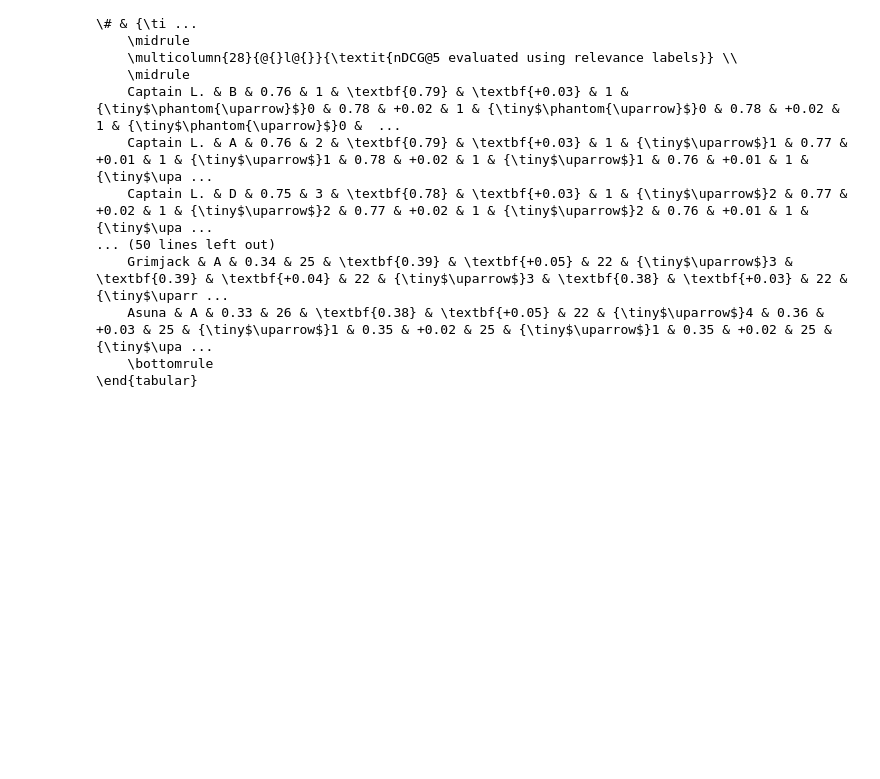
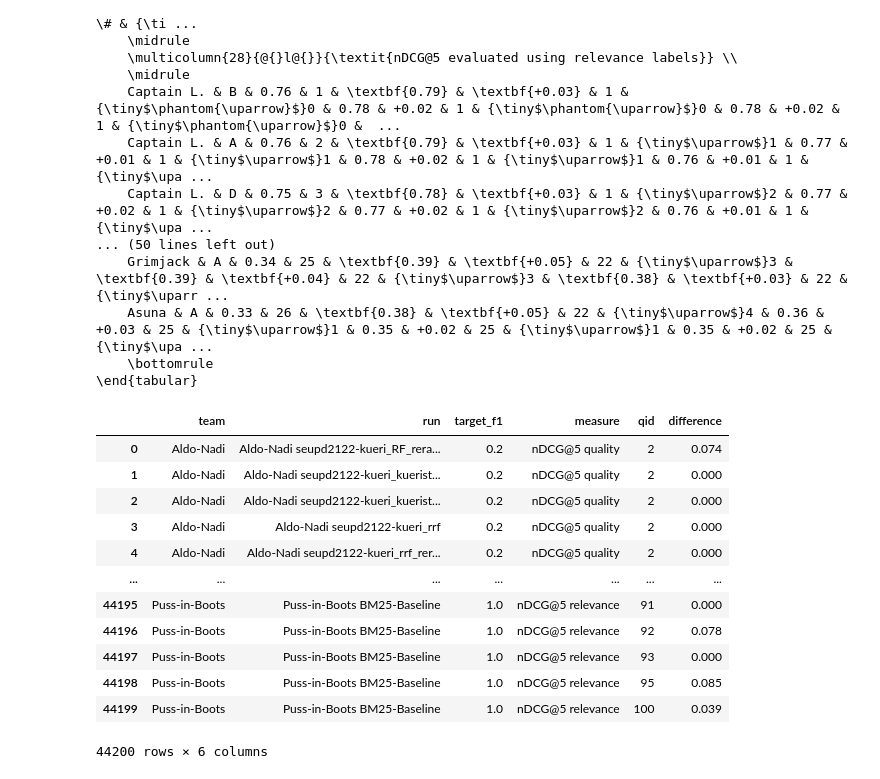
Before and after one commit to webis-de/argmining23-stance-aware-re-ranking, a Jupyter notebook: notebooks/evaluation_reranking.ipynb, the cells around one changed output. Saved outputs shown, nothing was run; the diff lists cells and outputs as text; code cells hidden in the pictures; blank space fills up the shorter version.

```diff
--- a/notebooks/evaluation_reranking.ipynb
+++ b/notebooks/evaluation_reranking.ipynb
@@ -400,6 +400,39 @@ print(r"\end{tabular}")
     Asuna & A & 0.33 & 26 & \textbf{0.38} & \textbf{+0.05} & 22 & {\tiny$\uparrow$}4 & 0.36 & +0.03 & 25 & {\tiny$\uparrow$}1 & 0.35 & +0.02 & 25 & {\tiny$\uparrow$}1 & 0.35 & +0.02 & 25 & {\tiny$\upa ...
     \bottomrule
 \end{tabular}
+# %%
+difference_data = []
+df_tmp = df[~df["target_f1"].isna()]
+for (measure_name, team), df_team in df_tmp.groupby(["measure", "team"]):
+    measure = measures[measures["name"] == measure_name].iloc[0]
+    # run = df_team.sort_values("value_original_aggregated" , ascending=not measure["maximize"])["run"].iloc[0]
+    # df_team = df_team[df_team["run"] == run]
+    for (target_f1, qid, run), df_group in df_team.groupby(["target_f1", "qid", "run"]):
+        assert len(df_group) == 1
+        difference_data.append({
+            "team": team,
+            "run": run,
+            "target_f1": target_f1,
+            "measure": measure["display_name"],
+            "qid": qid,
+            "difference": df_group["difference_original"].iloc[0],
+        })
+differences = DataFrame(difference_data)
+differences
+# %% [output]
+|  | team | run | target_f1 | measure | qid | difference |
+| 0 | Aldo-Nadi | Aldo-Nadi seupd2122-kueri_RF_rera... | 0.2 | nDCG@5 quality | 2 | 0.074 |
+| 1 | Aldo-Nadi | Aldo-Nadi seupd2122-kueri_kuerist... | 0.2 | nDCG@5 quality | 2 | 0.000 |
+| 2 | Aldo-Nadi | Aldo-Nadi seupd2122-kueri_kuerist... | 0.2 | nDCG@5 quality | 2 | 0.000 |
+| 3 | Aldo-Nadi | Aldo-Nadi seupd2122-kueri_rrf | 0.2 | nDCG@5 quality | 2 | 0.000 |
+| 4 | Aldo-Nadi | Aldo-Nadi seupd2122-kueri_rrf_rer... | 0.2 | nDCG@5 quality | 2 | 0.000 |
+| ... | ... | ... | ... | ... | ... | ... |
+| 44195 | Puss-in-Boots | Puss-in-Boots BM25-Baseline | 1.0 | nDCG@5 relevance | 91 | 0.000 |
+| 44196 | Puss-in-Boots | Puss-in-Boots BM25-Baseline | 1.0 | nDCG@5 relevance | 92 | 0.078 |
+| 44197 | Puss-in-Boots | Puss-in-Boots BM25-Baseline | 1.0 | nDCG@5 relevance | 93 | 0.000 |
+| 44198 | Puss-in-Boots | Puss-in-Boots BM25-Baseline | 1.0 | nDCG@5 relevance | 95 | 0.085 |
+| 44199 | Puss-in-Boots | Puss-in-Boots BM25-Baseline | 1.0 | nDCG@5 relevance | 100 | 0.039 |
+44200 rows × 6 columns
 # %%
 first_bin = 0.2
 last_bin = 1.00
```
Also changed, not shown: parts of 2 cells of this notebook.
